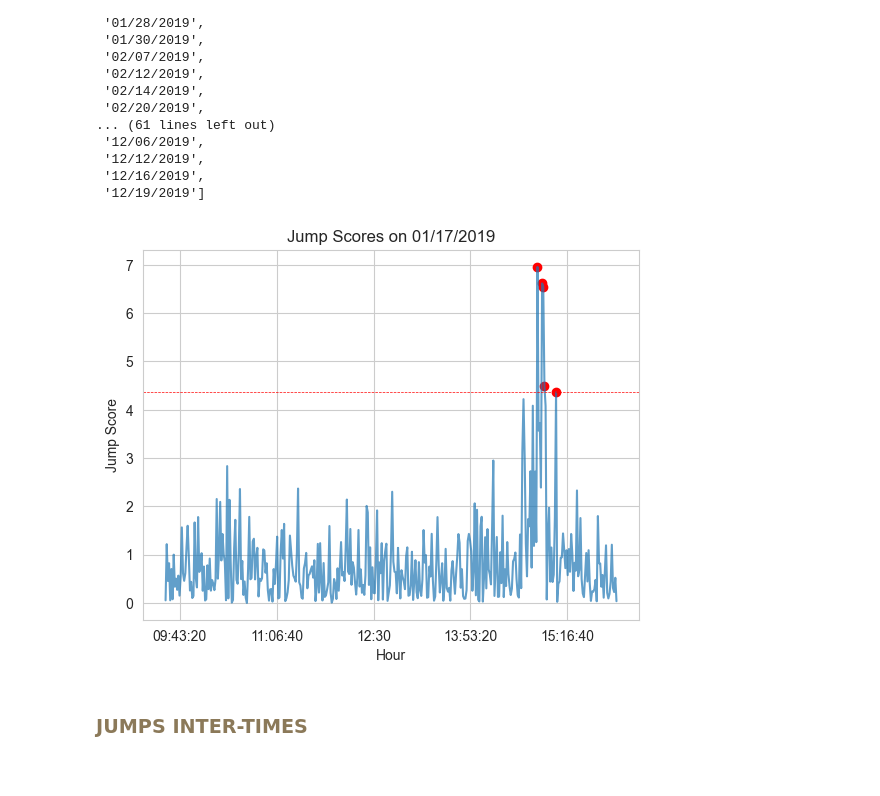
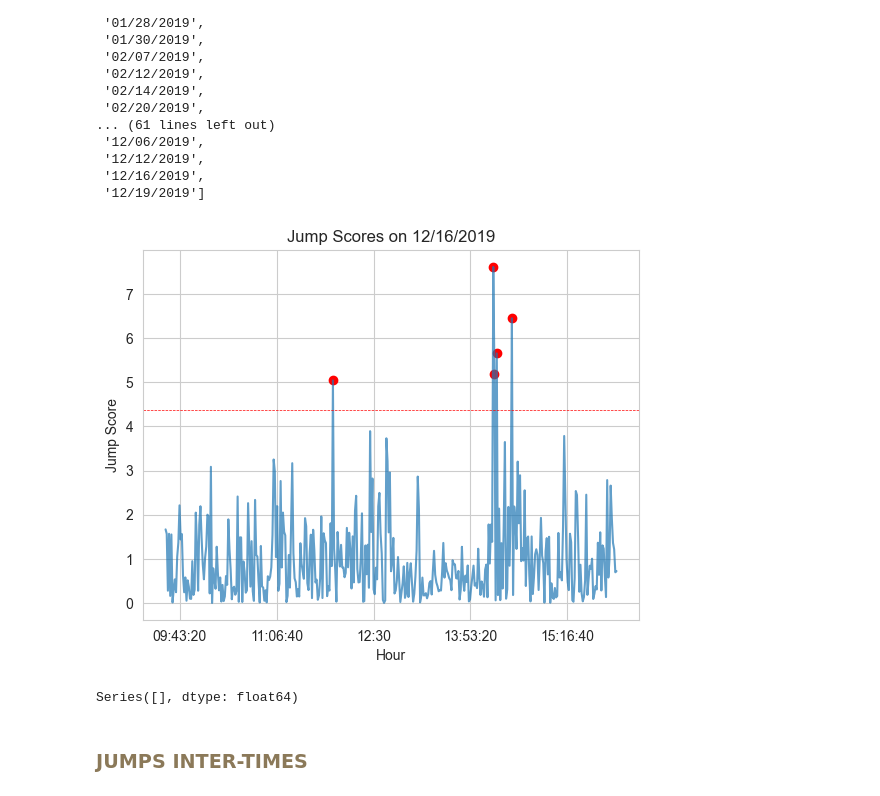
Before and after one commit to f-montenegro/ADIA-Exogenous-Information-in-HFT, a Jupyter notebook: L2_Execution/pipeline_example.ipynb, the cells around one changed output. Saved outputs shown, nothing was run; the diff lists cells and outputs as text; code cells hidden in the pictures.

```diff
--- a/L2_Execution/pipeline_example.ipynb
+++ b/L2_Execution/pipeline_example.ipynb
@@ -245,15 +151,19 @@ list_dates_w_jumps
  '12/16/2019',
  '12/19/2019']
 # %%
-plot_date = 3
+plot_date = 75
 ax = abs(df_jump_score[list_dates_w_jumps[plot_date]]).plot(ylabel='Jump Score',
                                                             title=f'Jump Scores on {list_dates_w_jumps[plot_date]}', alpha=0.7)
 markers = [i if i > 4.36 else np.nan for i in abs(df_jump_score[list_dates_w_jumps[plot_date]])]
 ax.scatter(df_jump_score.index, markers, color='r')
 ax.axhline(y=4.36, color='red', linestyle='--', lw=0.5, label='Threshold')
 plt.show()
 # %% [output]
-[figure, old version]
+[figure, new version]
+# %%
+df_threshold.unstack().dropna()[df_threshold.unstack().dropna() == np.inf]
+# %% [output]
+Series([], dtype: float64)
 # %% [markdown]
 <H3 style="color:#8B7959">JUMPS INTER-TIMES</H3>
 # %%
```
Also changed, not shown: parts of 30 cells of this notebook, 1 other file.
